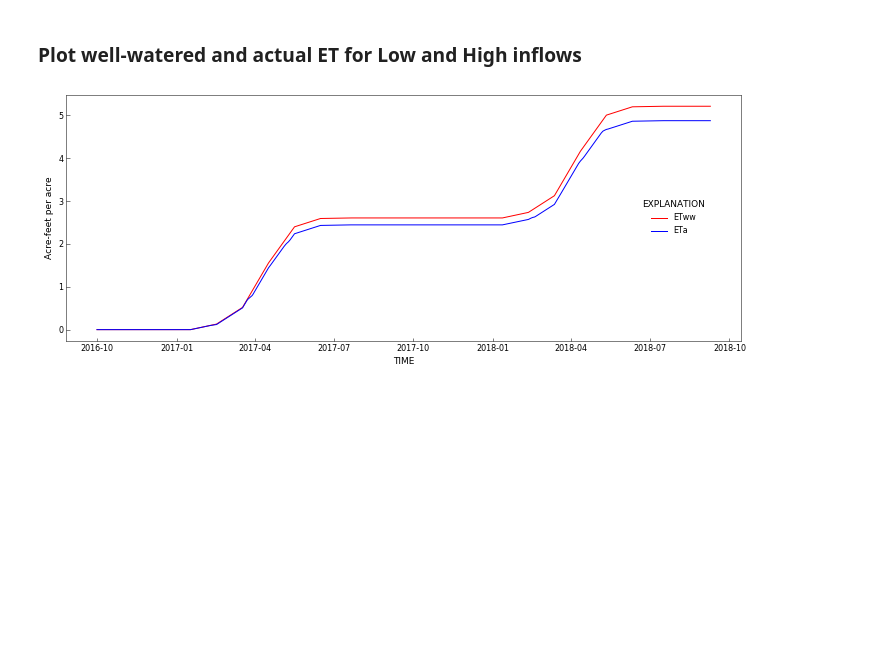
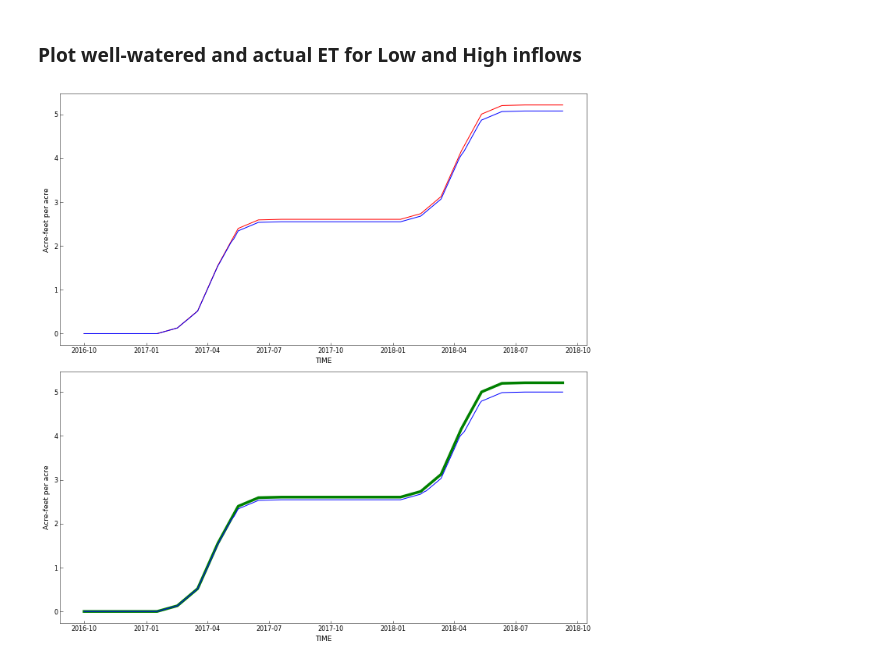
Before and after one commit to rniswon/mfnwt, a Jupyter notebook: Examples/AgWaterUse/Agwater1/notebook/Ag_ETdemand.ipynb, the cells around one changed output. Cells and saved outputs as stored; diff of their text form; code cells hidden in the pictures; blank space fills up the shorter version.

```diff
--- a/Examples/AgWaterUse/Agwater1/notebook/Ag_ETdemand.ipynb
+++ b/Examples/AgWaterUse/Agwater1/notebook/Ag_ETdemand.ipynb
@@ -247,12 +248,12 @@ fname.close()
 
 # cumulate ET
 x=np.array(y1et_high,dtype=float)
-x=x*86400*2.29569e-5/3.4435E+03
+x=x*5.76e-4
 y1et_high=x.cumsum()
 
 # cumulate ET
 x=np.array(y2et_high,dtype=float)
-x=x*86400*2.29569e-5/3.4435E+03
+x=x*5.76e-4
 y2et_high=x.cumsum()
 # %% [markdown]
 ### Read and process the Ag  segment ET gage file for Low Kc value
@@ -280,12 +281,12 @@ fname.close()
 
 # cumulate ET
 x=np.array(y1et_low,dtype=float)
-x=x*86400*2.29569e-5/3.4435E+03
+x=x*5.76e-4
 y1et_low=x.cumsum()
 
 # cumulate ET
 x=np.array(y2et_low,dtype=float)
-x=x*86400*2.29569e-5/3.4435E+03
+x=x*5.76e-4
 y2et_low=x.cumsum()
 # %% [markdown]
 ### Plot the periods during which irrigation can occur
@@ -370,41 +371,41 @@ plt.savefig('NIWR_comp.pdf')
 # blow up the fonts for this demo
 plt.rcParams['xtick.labelsize'] = 8
 plt.rcParams['ytick.labelsize'] = 8
 plt.rcParams['axes.titlesize'] = 14
 
-fig, axes = plt.subplots(1, 1, figsize=(10, 4))
+fig, axes = plt.subplots(2, 1, figsize=(10, 10))
 #axes = axes.flat
-axes.plot(plotdates,y1et_high,color='r', linewidth=1.0, label=header2[4])
-axes.plot(plotdates,y2et_high,color='b', linewidth=1.0, label=header2[5])
+axes[0].plot(plotdates,y1et_high,color='r', linewidth=1.0, label=header2[4])
+axes[0].plot(plotdates,y2et_high,color='b', linewidth=1.0, label=header2[5])
 
-#axes[1].plot(plotdates,y1et_high,color='g', linewidth=3.5, label=header2[4])
-#axes[1].plot(plotdates,y2et_high,color='b', linewidth=1.0, label=header2[5])
+axes[1].plot(plotdates,y1et_low,color='g', linewidth=3.5, label=header2[4])
+axes[1].plot(plotdates,y2et_low,color='b', linewidth=1.0, label=header2[5])
 
 start, end = ax.get_xlim()
-ax.xaxis.set_ticks(np.arange(start, end, 90.0))
+#ax.xaxis.set_ticks(np.arange(start, end, 90.0))
 
-axes.set_ylabel('Acre-feet per acre')
-axes.set_xlabel(header2[0])
+axes[0].set_ylabel('Acre-feet per acre')
+axes[0].set_xlabel(header2[0])
 
 plt.ylabel('Acre-feet per acre')
 plt.xlabel(header2[0])
 
 #rf.title(axes[0], 'Well-watered and actual crop ET', subplot_prefix='A')
 
 #rf.axes_numbering(axes[1], format_x=True)
 #fmt = mdates.DateFormatter('%Y-%m-%d')
 #rf.title(axes[1], 'Well-watered and actual crop ET for high inflow hydrograph', subplot_prefix='B')
 
 # Set legend
-handles, labels = axes.get_legend_handles_labels()
-rf.legend(axes, handles, labels, bbox_to_anchor=(.9, 0.4))
+#handles, labels = axes.get_legend_handles_labels()
+#rf.legend(axes, handles, labels, bbox_to_anchor=(.9, 0.4))
 
 # Set legend
 #handles, labels = axes[1].get_legend_handles_labels()
 #rf.legend(axes[1], handles, labels, bbox_to_anchor=(.9, 0.4))
 
 
 plt.tight_layout()
 plt.savefig('ET_fllowcomp.pdf')
 # %% [output]
-[figure, old version]
+[figure, new version]
```
Also changed, not shown: parts of 3 cells of this notebook, 3 other files.
